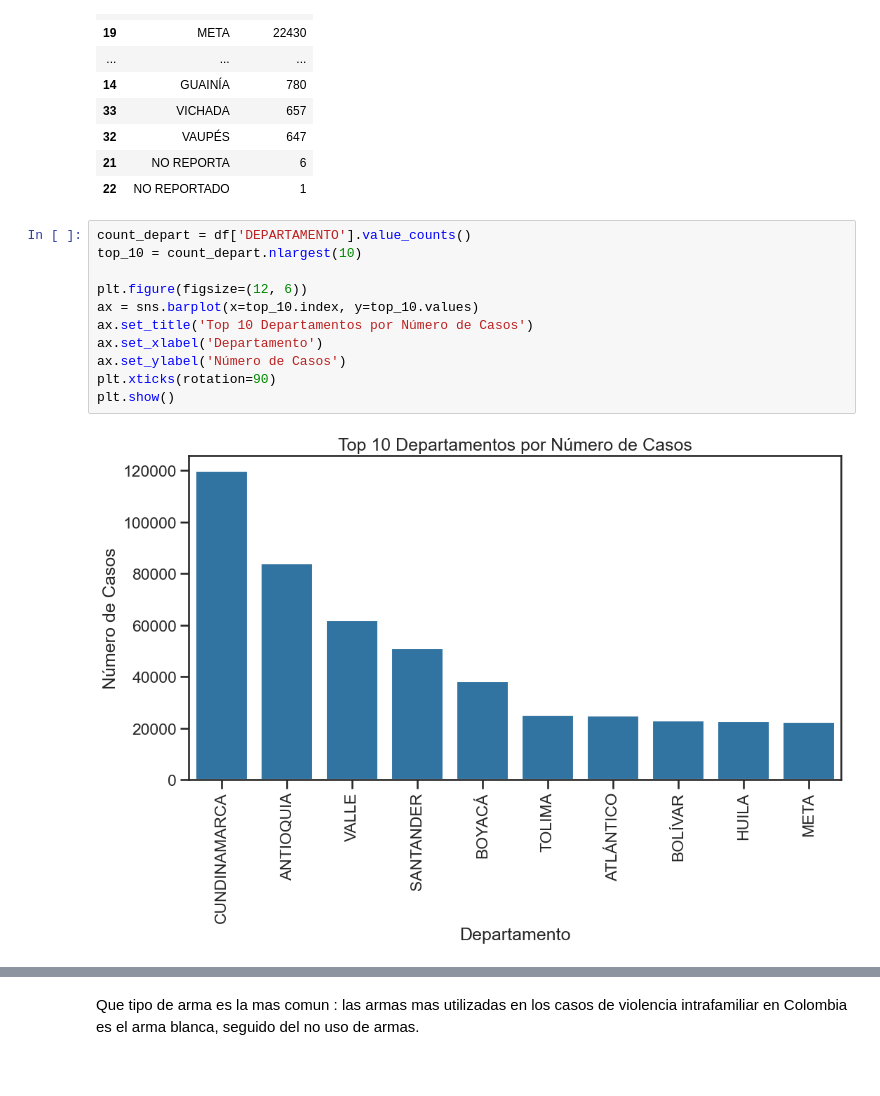
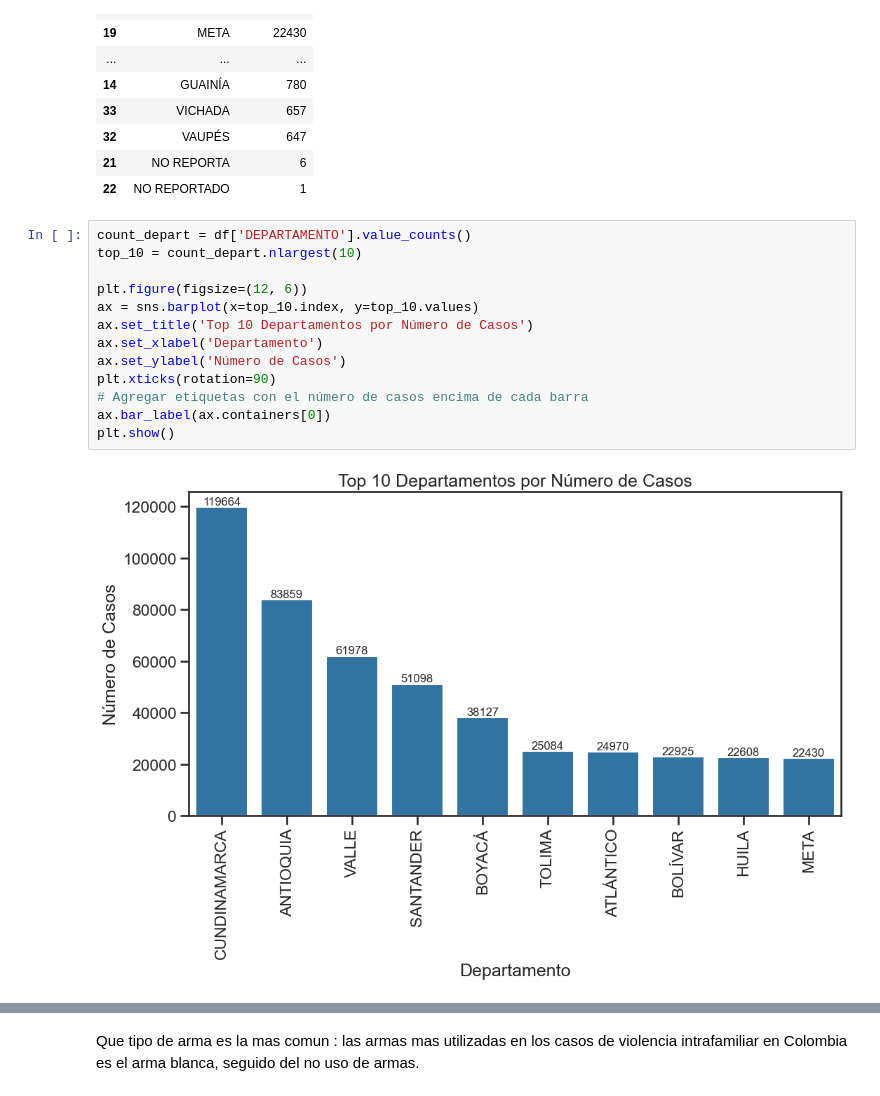
Before and after one commit to VictorAlexanderM/Analitica_datos, a Jupyter notebook: Analisis_AS.ipynb, the cells around one changed output, grey strips where cells are left out. Saved outputs shown, nothing was run; the diff lists cells and outputs as text.

```diff
--- a/Analisis_AS.ipynb
+++ b/Analisis_AS.ipynb
@@ -250,16 +279,18 @@ tabla_departamento.sort_values(by='CANTIDAD', ascending=False)
 # %%
 count_depart = df['DEPARTAMENTO'].value_counts()
 top_10 = count_depart.nlargest(10)
 
 plt.figure(figsize=(12, 6))
 ax = sns.barplot(x=top_10.index, y=top_10.values)
 ax.set_title('Top 10 Departamentos por Número de Casos')
 ax.set_xlabel('Departamento')
 ax.set_ylabel('Número de Casos')
 plt.xticks(rotation=90)
+# Agregar etiquetas con el número de casos encima de cada barra
+ax.bar_label(ax.containers[0])
 plt.show()
 # %% [output]
-[figure, old version]
+[figure, new version]
 # %%
 count_municipio = df['MUNICIPIO'].value_counts()
 top_10 = count_municipio.nlargest(10)
```
Also changed, not shown: parts of 12 cells of this notebook, 6 other files.
